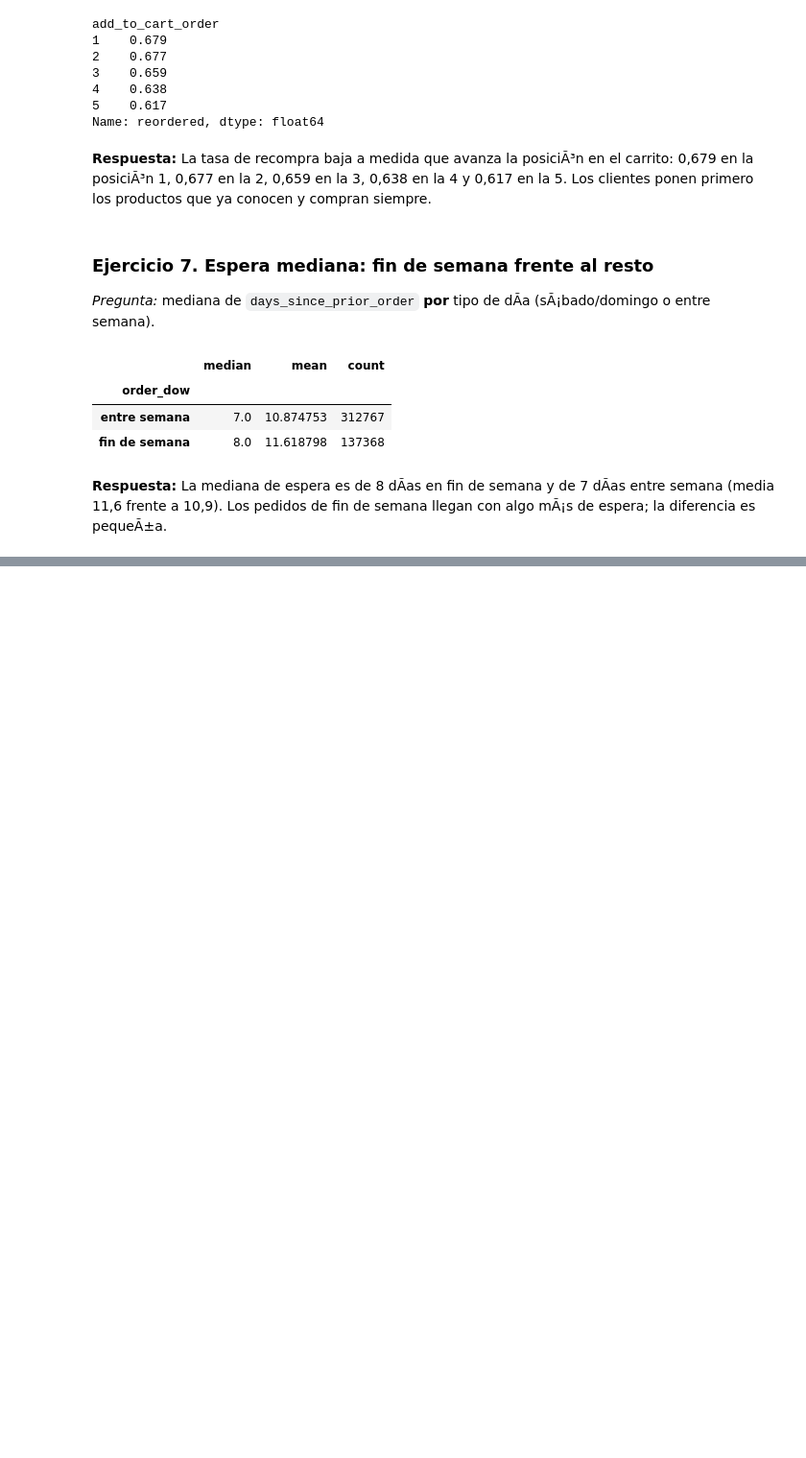
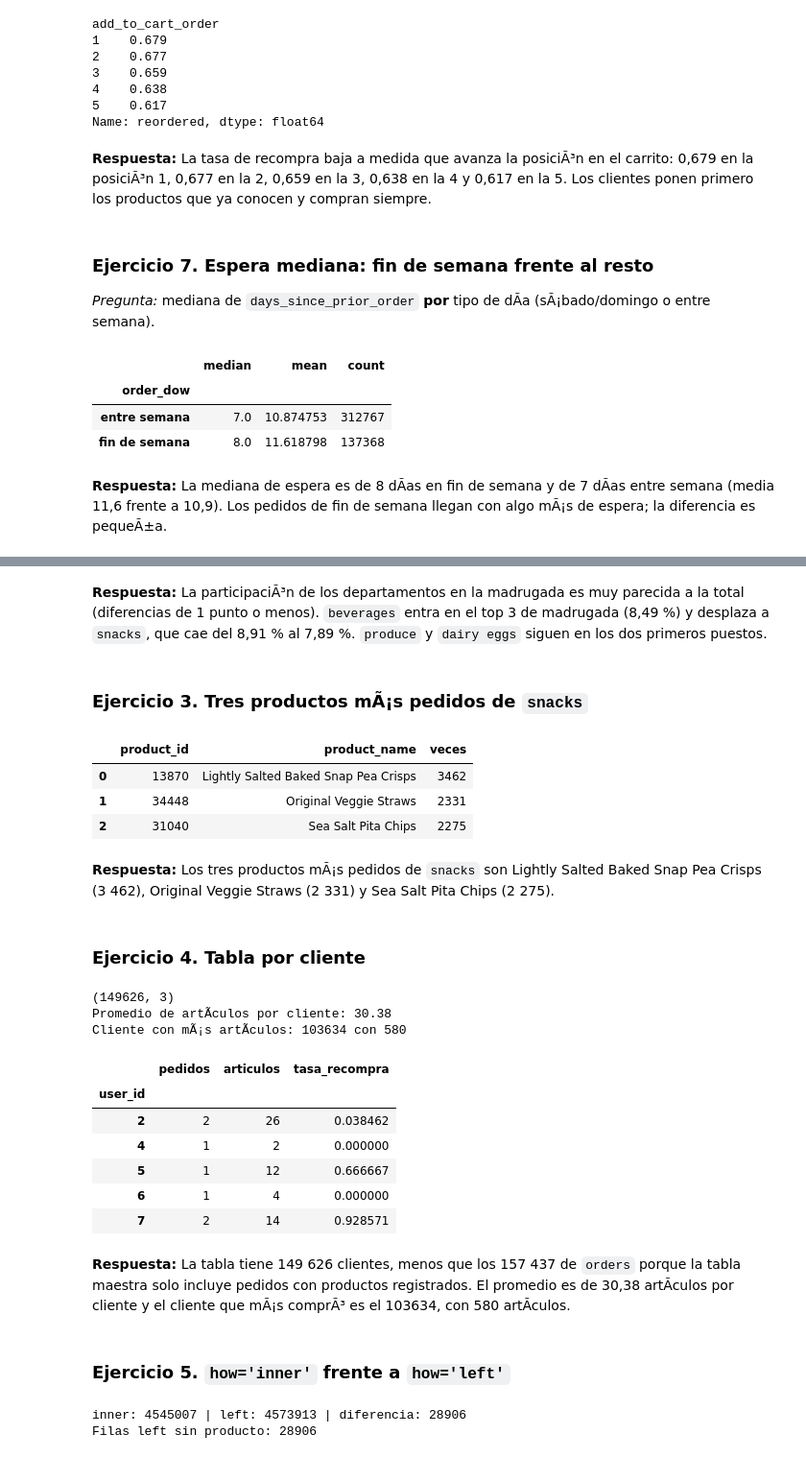
Before and after one commit to MMBEGAMBRE/instacart-analisis, a Jupyter notebook: notebooks/pandas_labs.ipynb, the cells around one changed output, grey strips where cells are left out. Shown at 96% size. Saved outputs shown, nothing was run; the diff lists cells and outputs as text; code cells hidden in the pictures; blank space fills up the shorter version.

```diff
--- a/notebooks/pandas_labs.ipynb
+++ b/notebooks/pandas_labs.ipynb
@@ -711,0 +995,48 @@ orders.groupby(tipo_dia)['days_since_prior_order'].agg(['median', 'mean', 'count
+# %% [markdown]
+**Respuesta:** La participaciÃ³n de los departamentos en la madrugada es muy parecida a la total (diferencias de 1 punto o menos). `beverages` entra en el top 3 de madrugada (8,49 %) y desplaza a `snacks`, que cae del 8,91 % al 7,89 %. `produce` y `dairy eggs` siguen en los dos primeros puestos.
+# %% [markdown]
+### Ejercicio 3. Tres productos mÃ¡s pedidos de `snacks`
+# %%
+(maestra[maestra['department'] == 'snacks']
+    .groupby(['product_id', 'product_name']).size()
+    .nlargest(3).reset_index(name='veces'))
+# %% [output]
+|  | product_id | product_name | veces |
+| 0 | 13870 | Lightly Salted Baked Snap Pea Crisps | 3462 |
+| 1 | 34448 | Original Veggie Straws | 2331 |
+| 2 | 31040 | Sea Salt Pita Chips | 2275 |
+# %% [markdown]
+**Respuesta:** Los tres productos mÃ¡s pedidos de `snacks` son Lightly Salted Baked Snap Pea Crisps (3 462), Original Veggie Straws (2 331) y Sea Salt Pita Chips (2 275).
+# %% [markdown]
+### Ejercicio 4. Tabla por cliente
+# %%
+por_cliente = maestra.groupby('user_id').agg(pedidos=('order_id', 'nunique'),
+                                             articulos=('product_id', 'size'),
+                                             tasa_recompra=('reordered', 'mean'))
+print(por_cliente.shape)
+print('Promedio de artÃ­culos por cliente:', round(por_cliente['articulos'].mean(), 2))
+print('Cliente con mÃ¡s artÃ­culos:', por_cliente['articulos'].idxmax(), 'con', por_cliente['articulos'].max())
+por_cliente.head()
+# %% [output]
+(149626, 3)
+Promedio de artÃ­culos por cliente: 30.38
+Cliente con mÃ¡s artÃ­culos: 103634 con 580
+|  | pedidos | articulos | tasa_recompra |
+| user_id |  |  |  |
+| 2 | 2 | 26 | 0.038462 |
+| 4 | 1 | 2 | 0.000000 |
+| 5 | 1 | 12 | 0.666667 |
+| 6 | 1 | 4 | 0.000000 |
+| 7 | 2 | 14 | 0.928571 |
+# %% [markdown]
+**Respuesta:** La tabla tiene 149 626 clientes, menos que los 157 437 de `orders` porque la tabla maestra solo incluye pedidos con productos registrados. El promedio es de 30,38 artÃ­culos por cliente y el cliente que mÃ¡s comprÃ³ es el 103634, con 580 artÃ­culos.
+# %% [markdown]
+### Ejercicio 5. `how='inner'` frente a `how='left'`
+# %%
+union_inner = orders.merge(order_prods[['order_id', 'product_id']], on='order_id', how='inner', validate='1:m')
+union_left  = orders.merge(order_prods[['order_id', 'product_id']], on='order_id', how='left', validate='1:m')
+print('inner:', len(union_inner), '| left:', len(union_left), '| diferencia:', len(union_left) - len(union_inner))
+print('Filas left sin producto:', union_left['product_id'].isna().sum())
+# %% [output]
+inner: 4545007 | left: 4573913 | diferencia: 28906
+Filas left sin producto: 28906
```
Also changed, not shown: parts of 42 cells of this notebook, 3 other files.
